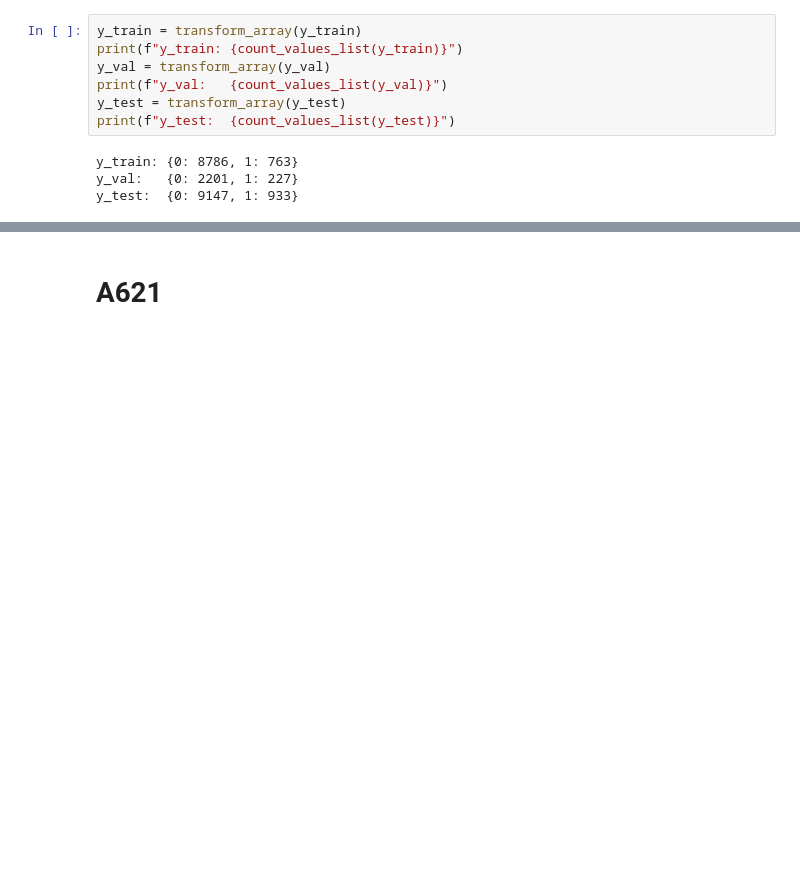
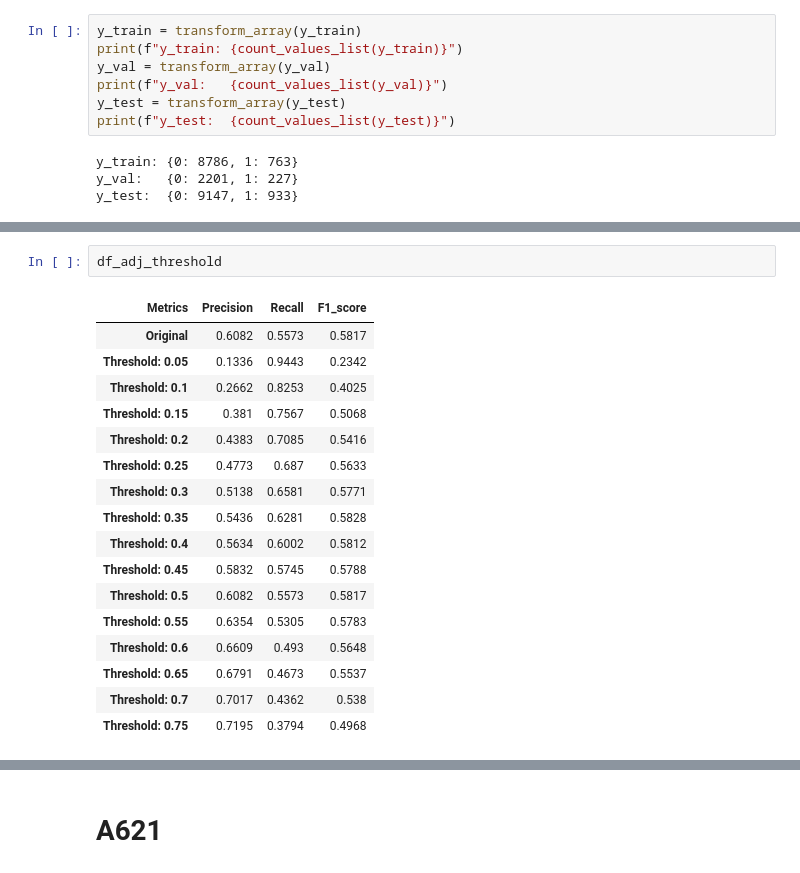
Before and after one commit to balthapaixao/cic1205-machine-learning, a Jupyter notebook: assignments/assignment-01-ex-03.ipynb, the cells around one changed output, grey strips where cells are left out. Saved outputs shown, nothing was run; the diff lists cells and outputs as text; blank space fills up the shorter version.

```diff
--- a/assignments/assignment-01-ex-03.ipynb
+++ b/assignments/assignment-01-ex-03.ipynb
@@ -43,0 +302,20 @@ y_test:  {0: 9147, 1: 933}
+# %%
+df_adj_threshold
+# %% [output]
+| Metrics | Precision | Recall | F1_score |
+| Original | 0.6082 | 0.5573 | 0.5817 |
+| Threshold: 0.05 | 0.1336 | 0.9443 | 0.2342 |
+| Threshold: 0.1 | 0.2662 | 0.8253 | 0.4025 |
+| Threshold: 0.15 | 0.381 | 0.7567 | 0.5068 |
+| Threshold: 0.2 | 0.4383 | 0.7085 | 0.5416 |
+| Threshold: 0.25 | 0.4773 | 0.687 | 0.5633 |
+| Threshold: 0.3 | 0.5138 | 0.6581 | 0.5771 |
+| Threshold: 0.35 | 0.5436 | 0.6281 | 0.5828 |
+| Threshold: 0.4 | 0.5634 | 0.6002 | 0.5812 |
+| Threshold: 0.45 | 0.5832 | 0.5745 | 0.5788 |
+| Threshold: 0.5 | 0.6082 | 0.5573 | 0.5817 |
+| Threshold: 0.55 | 0.6354 | 0.5305 | 0.5783 |
+| Threshold: 0.6 | 0.6609 | 0.493 | 0.5648 |
+| Threshold: 0.65 | 0.6791 | 0.4673 | 0.5537 |
+| Threshold: 0.7 | 0.7017 | 0.4362 | 0.538 |
+| Threshold: 0.75 | 0.7195 | 0.3794 | 0.4968 |
```
Also changed, not shown: parts of 47 cells of this notebook.
